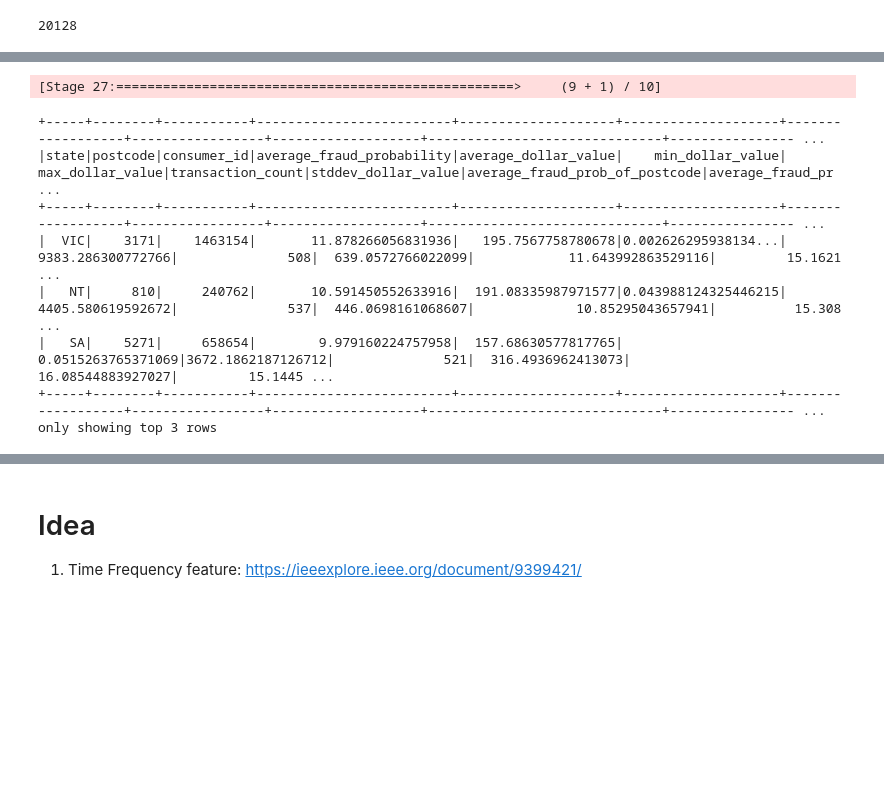
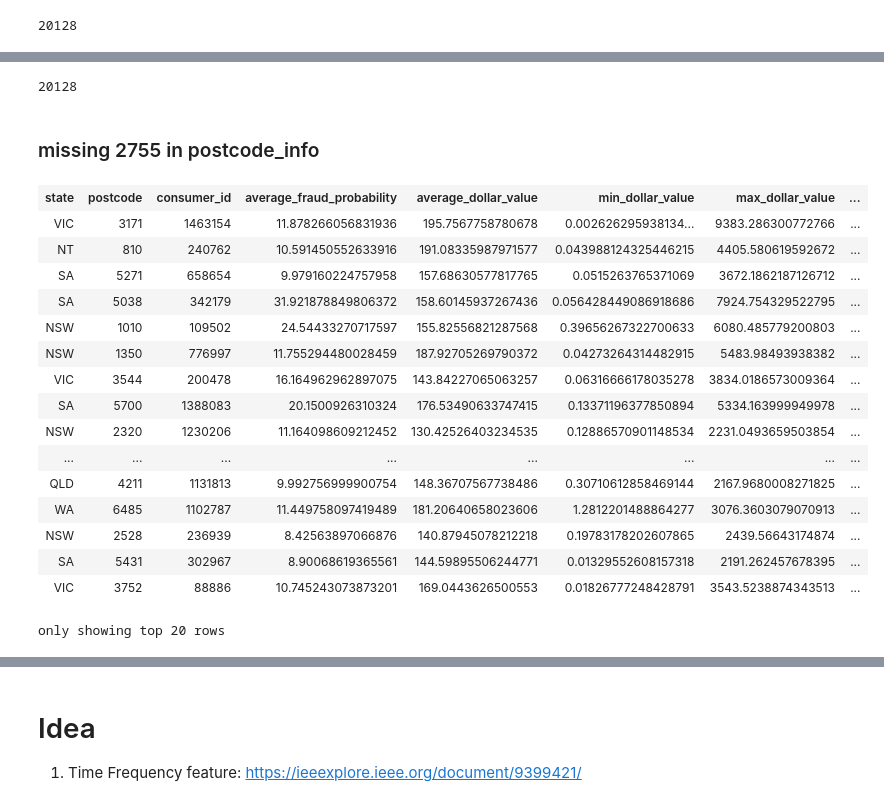
Before and after one commit to MAST30034-AppliedDataScience/project-2-group-buy-now-pay-later-industry-project-9, a Jupyter notebook: notebooks/consumer_model.ipynb, the cells around one changed output, grey strips where cells are left out. Drawn from its saved outputs; the diff is of its cells as text; code cells hidden in the pictures; blank space fills up the shorter version.

```diff
--- a/notebooks/consumer_model.ipynb
+++ b/notebooks/consumer_model.ipynb
@@ -121,15 +86,29 @@ fraudulent_consumer_summary = average_fraudulent_consumer_rate \
     .join(consumer_transaction_value_analysis, on="consumer_id", how="left") \
     .join(fraudulent_consumer_group_by_postcode, on="postcode", how="inner") \
     .join(fraudulent_consumer_group_by_state, on="state", how="inner")
+# %%
+fraudulent_consumer_summary.count()
+# %% [output]
+20128
+# %% [markdown]
+### missing 2755 in postcode_info
 # %%
-fraudulent_consumer_summary.show(3)
+fraudulent_consumer_summary
 # %% [output]
+| state | postcode | consumer_id | average_fraud_probability | average_dollar_value | min_dollar_value | max_dollar_value | ... |
+| VIC | 3171 | 1463154 | 11.878266056831936 | 195.7567758780678 | 0.002626295938134... | 9383.286300772766 | ... |
+| NT | 810 | 240762 | 10.591450552633916 | 191.08335987971577 | 0.043988124325446215 | 4405.580619592672 | ... |
+| SA | 5271 | 658654 | 9.979160224757958 | 157.68630577817765 | 0.0515263765371069 | 3672.1862187126712 | ... |
+| SA | 5038 | 342179 | 31.921878849806372 | 158.60145937267436 | 0.056428449086918686 | 7924.754329522795 | ... |
+| NSW | 1010 | 109502 | 24.54433270717597 | 155.82556821287568 | 0.39656267322700633 | 6080.485779200803 | ... |
+| NSW | 1350 | 776997 | 11.755294480028459 | 187.92705269790372 | 0.04273264314482915 | 5483.98493938382 | ... |
+| VIC | 3544 | 200478 | 16.164962962897075 | 143.84227065063257 | 0.06316666178035278 | 3834.0186573009364 | ... |
+| SA | 5700 | 1388083 | 20.1500926310324 | 176.53490633747415 | 0.13371196377850894 | 5334.163999949978 | ... |
+| NSW | 2320 | 1230206 | 11.164098609212452 | 130.42526403234535 | 0.12886570901148534 | 2231.0493659503854 | ... |
+| ... | ... | ... | ... | ... | ... | ... | ... |
+| QLD | 4211 | 1131813 | 9.992756999900754 | 148.36707567738486 | 0.30710612858469144 | 2167.9680008271825 | ... |
+| WA | 6485 | 1102787 | 11.449758097419489 | 181.20640658023606 | 1.2812201488864277 | 3076.3603079070913 | ... |
+| NSW | 2528 | 236939 | 8.42563897066876 | 140.87945078212218 | 0.19783178202607865 | 2439.56643174874 | ... |
+| SA | 5431 | 302967 | 8.90068619365561 | 144.59895506244771 | 0.01329552608157318 | 2191.262457678395 | ... |
+| VIC | 3752 | 88886 | 10.745243073873201 | 169.0443626500553 | 0.01826777248428791 | 3543.5238874343513 | ... |
-[Stage 27:===================================================>     (9 + 1) / 10]
+only showing top 20 rows
-+-----+--------+-----------+-------------------------+--------------------+--------------------+------------------+-----------------+-------------------+------------------------------+---------------- ...
-|state|postcode|consumer_id|average_fraud_probability|average_dollar_value|    min_dollar_value|  max_dollar_value|transaction_count|stddev_dollar_value|average_fraud_prob_of_postcode|average_fraud_pr ...
-+-----+--------+-----------+-------------------------+--------------------+--------------------+------------------+-----------------+-------------------+------------------------------+---------------- ...
-|  VIC|    3171|    1463154|       11.878266056831936|   195.7567758780678|0.002626295938134...| 9383.286300772766|              508|  639.0572766022099|            11.643992863529116|         15.1621 ...
-|   NT|     810|     240762|       10.591450552633916|  191.08335987971577|0.043988124325446215| 4405.580619592672|              537|  446.0698161068607|             10.85295043657941|          15.308 ...
-|   SA|    5271|     658654|        9.979160224757958|  157.68630577817765|  0.0515263765371069|3672.1862187126712|              521|  316.4936962413073|             16.08544883927027|         15.1445 ...
-+-----+--------+-----------+-------------------------+--------------------+--------------------+------------------+-----------------+-------------------+------------------------------+---------------- ...
-only showing top 3 rows
```
Also changed, not shown: parts of 24 cells of this notebook, 6 other files.
